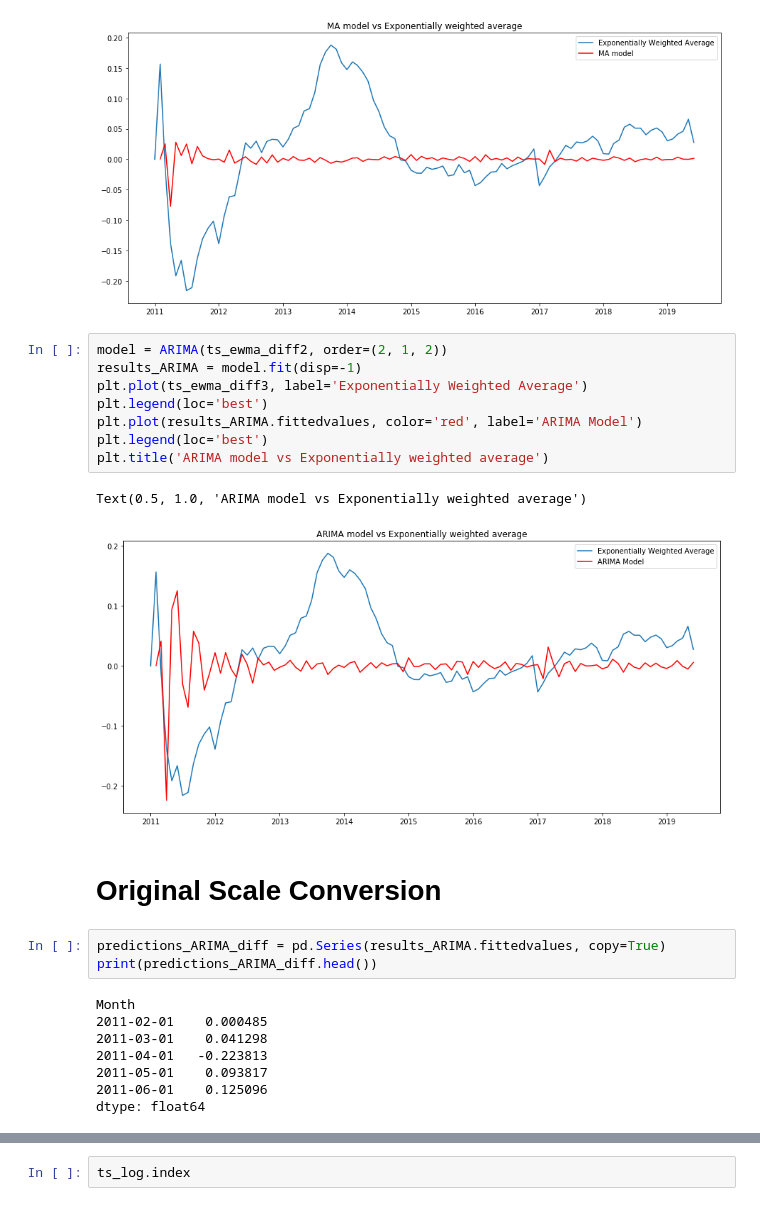
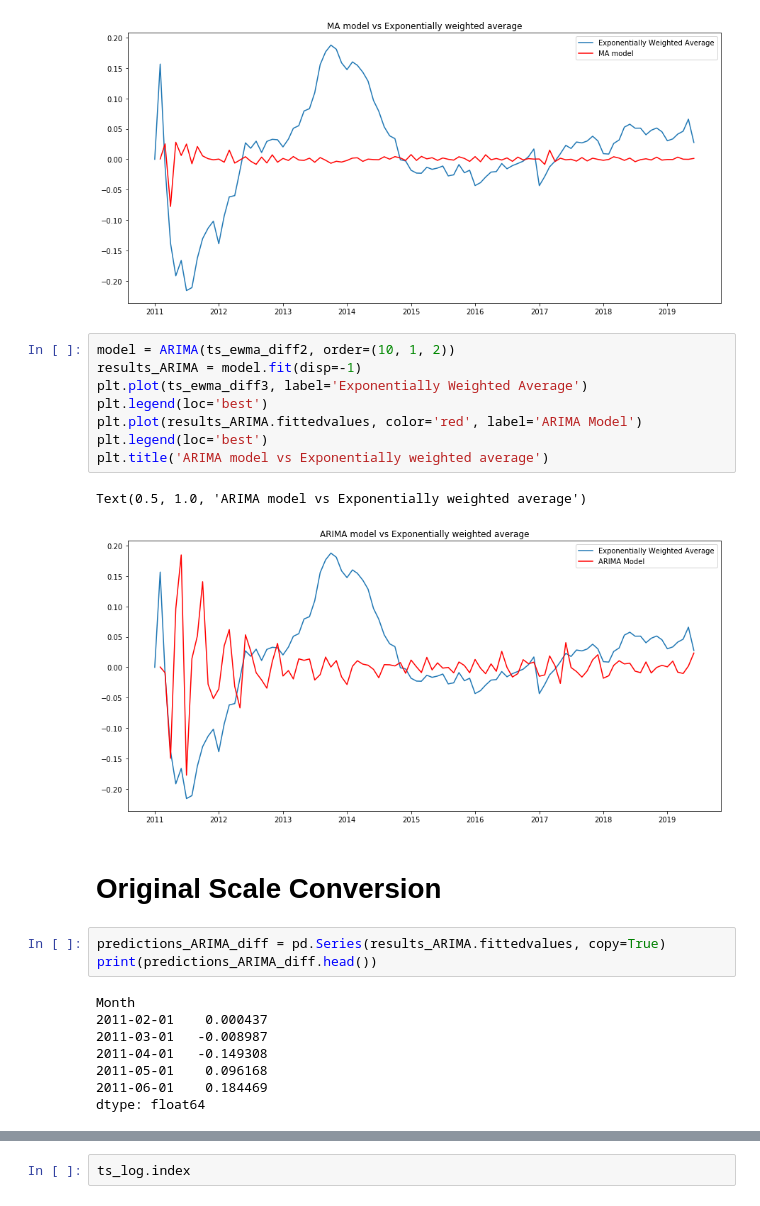
Before and after one commit to mousmee01/Sales-Forecast-Prediction, a Jupyter notebook: Sales_Prediction.ipynb, the cells around one changed output, grey strips where cells are left out. Saved outputs shown, nothing was run; the diff lists cells and outputs as text.

```diff
--- a/Sales_Prediction.ipynb
+++ b/Sales_Prediction.ipynb
@@ -297,16 +326,16 @@ plt.title('MA model vs Exponentially weighted average')
 Text(0.5, 1.0, 'MA model vs Exponentially weighted average')
 [figure]
 # %%
-model = ARIMA(ts_ewma_diff2, order=(2, 1, 2))
+model = ARIMA(ts_ewma_diff2, order=(10, 1, 2))
 results_ARIMA = model.fit(disp=-1)
 plt.plot(ts_ewma_diff3, label='Exponentially Weighted Average')
 plt.legend(loc='best')
 plt.plot(results_ARIMA.fittedvalues, color='red', label='ARIMA Model')
 plt.legend(loc='best')
 plt.title('ARIMA model vs Exponentially weighted average')
 # %% [output]
 Text(0.5, 1.0, 'ARIMA model vs Exponentially weighted average')
-[figure, old version]
+[figure, new version]
 # %% [markdown]
 # **Original Scale Conversion**
 # %%
@@ -314,11 +343,11 @@ predictions_ARIMA_diff = pd.Series(results_ARIMA.fittedvalues, copy=True)
 print(predictions_ARIMA_diff.head())
 # %% [output]
 Month
-2011-02-01    0.000485
-2011-03-01    0.041298
-2011-04-01   -0.223813
-2011-05-01    0.093817
-2011-06-01    0.125096
+2011-02-01    0.000437
+2011-03-01   -0.008987
+2011-04-01   -0.149308
+2011-05-01    0.096168
+2011-06-01    0.184469
 dtype: float64
 # %%
 predictions_ARIMA_diff_cumsum = predictions_ARIMA_diff.cumsum()
```
Also changed, not shown: parts of 11 cells of this notebook.
